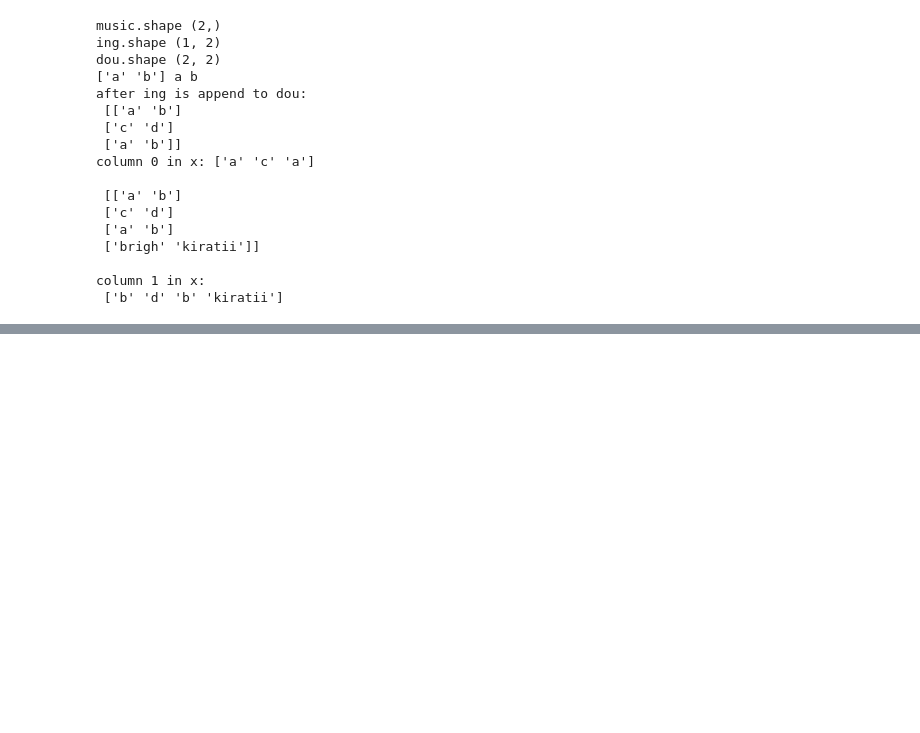
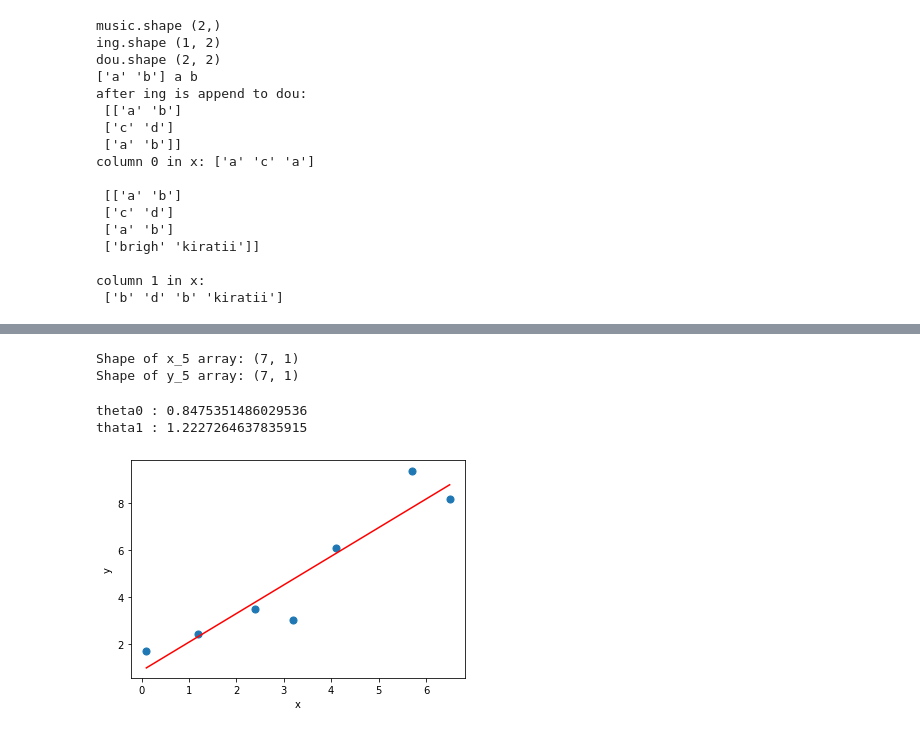
Before and after one commit to xshot9011/data-science-and-machine-leaning-learning, a Jupyter notebook: 3. Introduction to Optimisation and the Gradient Descent Algorithm/gradient descent.ipynb, the cells around one changed output, grey strips where cells are left out. Drawn from its saved outputs; the diff is of its cells as text; code cells hidden in the pictures; blank space fills up the shorter version.

Commit message:
gradient descend on linear regression

```diff
--- a/3. Introduction to Optimisation and the Gradient Descent Algorithm/gradient descent.ipynb
+++ b/3. Introduction to Optimisation and the Gradient Descent Algorithm/gradient descent.ipynb
@@ -707,0 +706,26 @@ cost: 0.5000000000000016
+# %%
+# make sample data
+x_5 = np.array([[0.1, 1.2, 2.4, 3.2, 4.1, 5.7, 6.5]]).transpose()  # shape is (1, 7) tranpose to (7, 1)
+y_5 = np.array([1.7, 2.4, 3.5, 3.0, 6.1, 9.4, 8.2]).reshape(7, 1)  # shape is (7) reshape to (7, 1)
+# both reshap method are the same !
+print('Shape of x_5 array:', x_5.shape)
+print('Shape of y_5 array:', y_5.shape)
+# %% [output]
+Shape of x_5 array: (7, 1)
+Shape of y_5 array: (7, 1)
+# %%
+reg = LinearRegression()
+reg.fit(x_5, y_5)  # look the type of var carefully [n_sapmple, n_feature]
+print('theta0 :', reg.intercept_[0])
+print('thata1 :', reg.coef_[0][0])
+# %% [output]
+theta0 : 0.8475351486029536
+thata1 : 1.2227264637835915
+# %%
+plt.scatter(x_5, y_5, s=50)
+plt.plot(x_5, reg.predict(x_5), color='red')  # plot the regression line
+plt.xlabel('x')
+plt.ylabel('y')
+plt.show()
+# %% [output]
+[figure, added]
```
Also changed, not shown: parts of 22 cells of this notebook.
